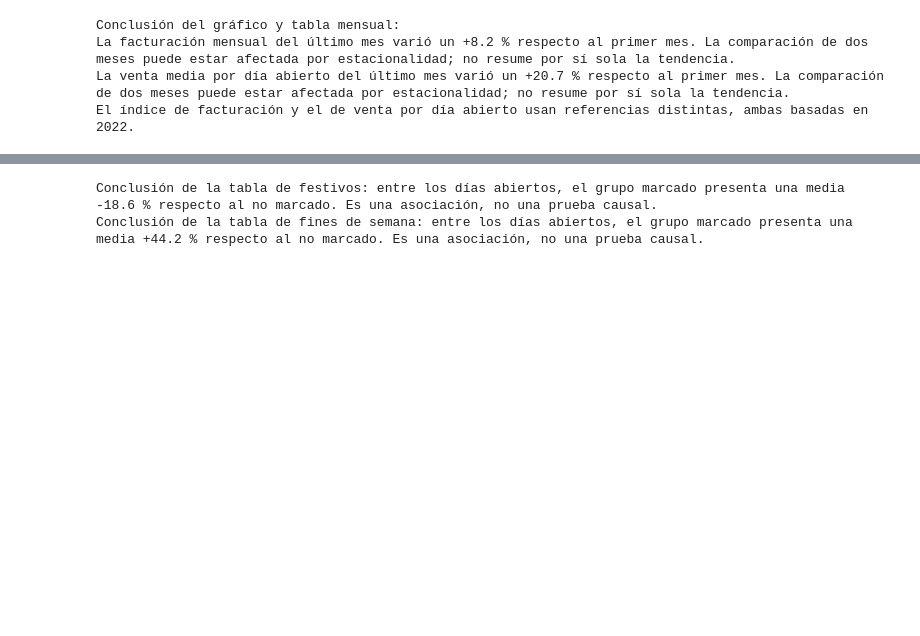
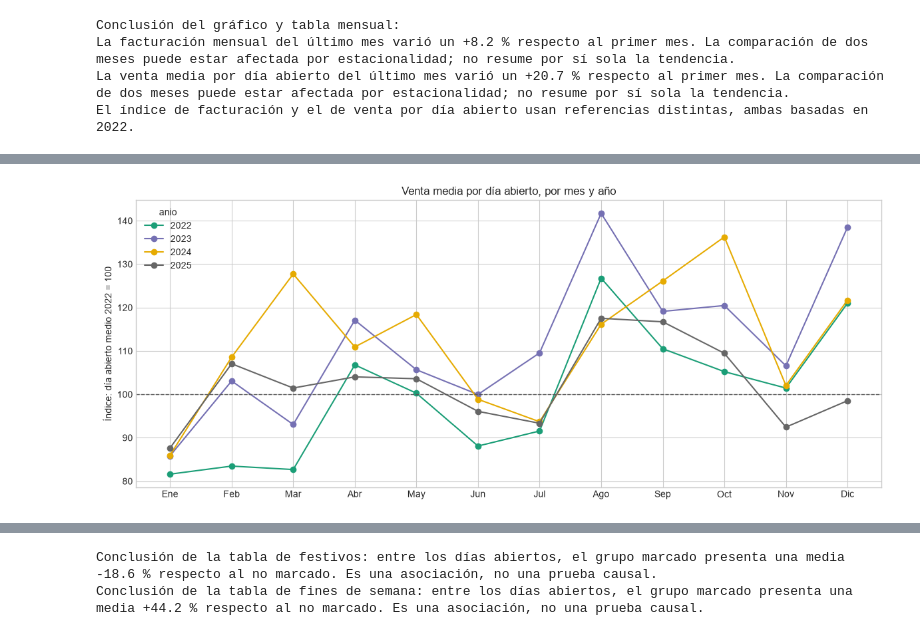
Before and after one commit to migueldevesaferrer/winery-direct-sales-viability, a Jupyter notebook: notebooks/eda.ipynb, the cells around one changed output, grey strips where cells are left out. Saved outputs shown, nothing was run; the diff lists cells and outputs as text; code cells hidden in the pictures; blank space fills up the shorter version.

```diff
--- a/notebooks/eda.ipynb
+++ b/notebooks/eda.ipynb
@@ -314 +395,10 @@ display(por_dia.drop(columns="ventas_eur").rename(index=dict(enumerate(dias))).r
+# %%
+ax = por_mes.plot(marker="o", figsize=(12, 5), colormap="Dark2")
+ax.set_xticks(range(1, 13), meses)
+ax.set(title="Venta media por día abierto, por mes y año", xlabel="", ylabel="Índice: día abierto medio 2022 = 100")
+ax.axhline(100, color="#555555", linestyle="--", linewidth=1)
+plt.tight_layout()
+plt.show()
+# %% [output]
+[figure, added]
 # %%
```
Also changed, not shown: parts of 13 cells of this notebook.
